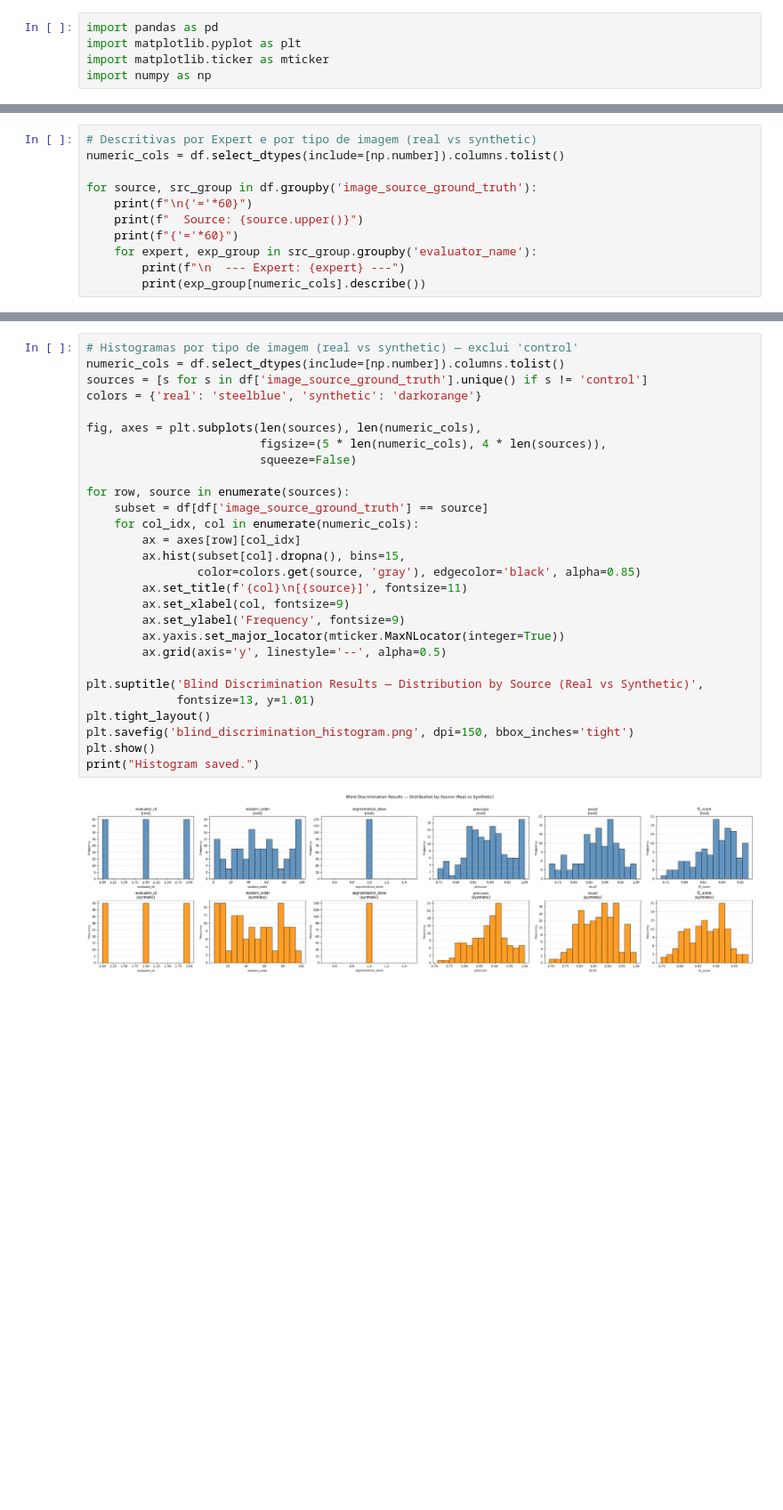
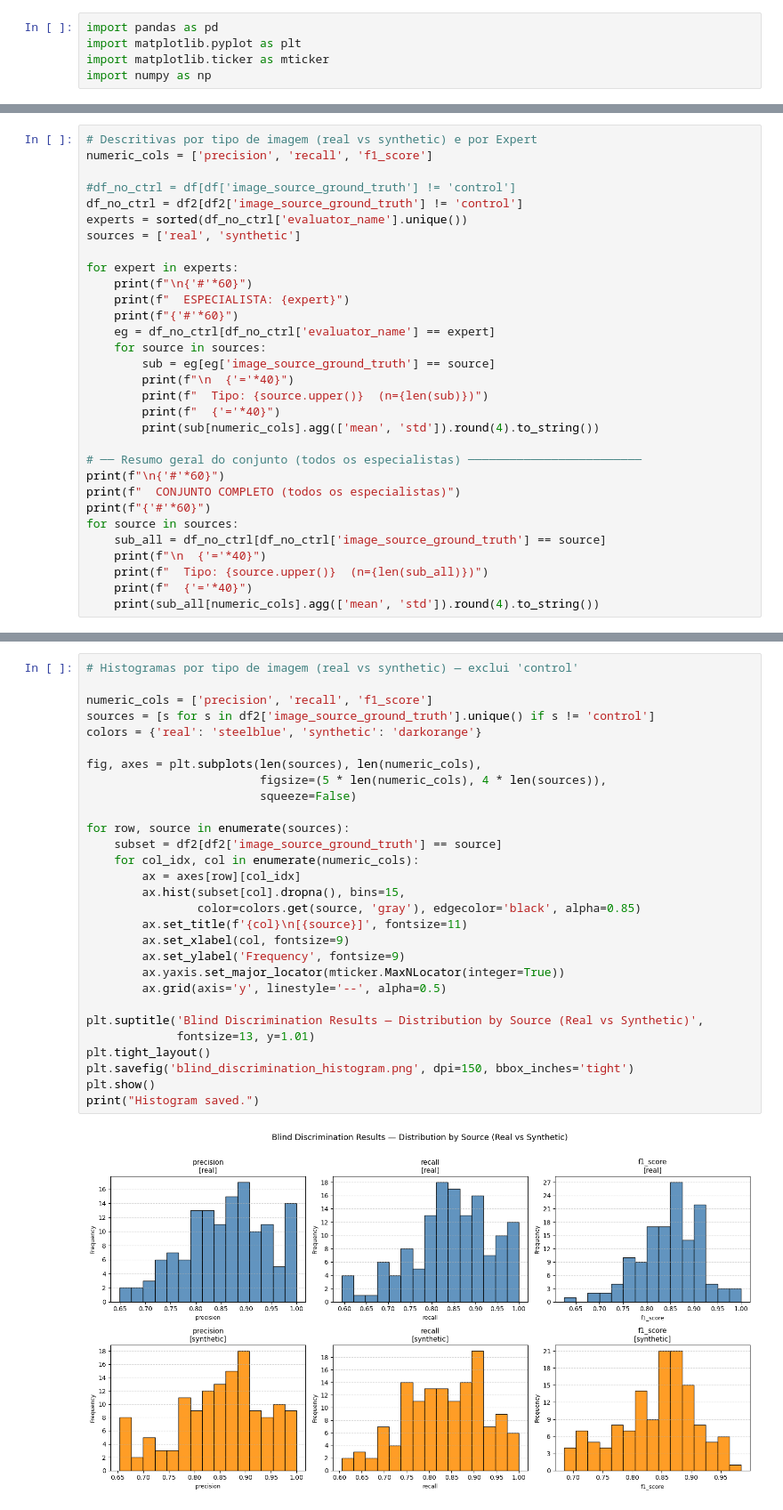
Before and after one commit to lucterres/IEEEEAccess, a Jupyter notebook: docs/R2.2-experiment-blind/descritivas.ipynb, the cells around one changed output, grey strips where cells are left out. Shown at 89% size. Cells and saved outputs as stored; diff of their text form; blank space fills up the shorter version.

```diff
--- a/docs/R2.2-experiment-blind/descritivas.ipynb
+++ b/docs/R2.2-experiment-blind/descritivas.ipynb
@@ -37,12 +111,32 @@ max      0.987300
 # %%
-# Descritivas por Expert e por tipo de imagem (real vs synthetic)
-numeric_cols = df.select_dtypes(include=[np.number]).columns.tolist()
+# Descritivas por tipo de imagem (real vs synthetic) e por Expert
+numeric_cols = ['precision', 'recall', 'f1_score']
 
-for source, src_group in df.groupby('image_source_ground_truth'):
-    print(f"\n{'='*60}")
-    print(f"  Source: {source.upper()}")
-    print(f"{'='*60}")
-    for expert, exp_group in src_group.groupby('evaluator_name'):
-        print(f"\n  --- Expert: {expert} ---")
-        print(exp_group[numeric_cols].describe())
+#df_no_ctrl = df[df['image_source_ground_truth'] != 'control']
+df_no_ctrl = df2[df2['image_source_ground_truth'] != 'control']
+experts = sorted(df_no_ctrl['evaluator_name'].unique())
+sources = ['real', 'synthetic']
+
+for expert in experts:
+    print(f"\n{'#'*60}")
+    print(f"  ESPECIALISTA: {expert}")
+    print(f"{'#'*60}")
+    eg = df_no_ctrl[df_no_ctrl['evaluator_name'] == expert]
+    for source in sources:
+        sub = eg[eg['image_source_ground_truth'] == source]
+        print(f"\n  {'='*40}")
+        print(f"  Tipo: {source.upper()}  (n={len(sub)})")
+        print(f"  {'='*40}")
+        print(sub[numeric_cols].agg(['mean', 'std']).round(4).to_string())
+
+# ── Resumo geral do conjunto (todos os especialistas) ─────────────────────────
+print(f"\n{'#'*60}")
+print(f"  CONJUNTO COMPLETO (todos os especialistas)")
+print(f"{'#'*60}")
+for source in sources:
+    sub_all = df_no_ctrl[df_no_ctrl['image_source_ground_truth'] == source]
+    print(f"\n  {'='*40}")
+    print(f"  Tipo: {source.upper()}  (n={len(sub_all)})")
+    print(f"  {'='*40}")
+    print(sub_all[numeric_cols].agg(['mean', 'std']).round(4).to_string())
 # %% [output]
@@ -66,31 +160,32 @@ max     0.903150
 # %%
 # Histogramas por tipo de imagem (real vs synthetic) — exclui 'control'
-numeric_cols = df.select_dtypes(include=[np.number]).columns.tolist()
-sources = [s for s in df['image_source_ground_truth'].unique() if s != 'control']
+
+numeric_cols = ['precision', 'recall', 'f1_score']
+sources = [s for s in df2['image_source_ground_truth'].unique() if s != 'control']
 colors = {'real': 'steelblue', 'synthetic': 'darkorange'}
 
 fig, axes = plt.subplots(len(sources), len(numeric_cols),
                          figsize=(5 * len(numeric_cols), 4 * len(sources)),
                          squeeze=False)
 
 for row, source in enumerate(sources):
-    subset = df[df['image_source_ground_truth'] == source]
+    subset = df2[df2['image_source_ground_truth'] == source]
     for col_idx, col in enumerate(numeric_cols):
         ax = axes[row][col_idx]
         ax.hist(subset[col].dropna(), bins=15,
                 color=colors.get(source, 'gray'), edgecolor='black', alpha=0.85)
         ax.set_title(f'{col}\n[{source}]', fontsize=11)
         ax.set_xlabel(col, fontsize=9)
         ax.set_ylabel('Frequency', fontsize=9)
         ax.yaxis.set_major_locator(mticker.MaxNLocator(integer=True))
         ax.grid(axis='y', linestyle='--', alpha=0.5)
 
 plt.suptitle('Blind Discrimination Results — Distribution by Source (Real vs Synthetic)',
              fontsize=13, y=1.01)
 plt.tight_layout()
 plt.savefig('blind_discrimination_histogram.png', dpi=150, bbox_inches='tight')
 plt.show()
 print("Histogram saved.")
 # %% [output]
-[figure, old version]
+[figure, new version]
 Histogram saved.
```
Also changed, not shown: parts of 9 cells of this notebook, 10 other files.
